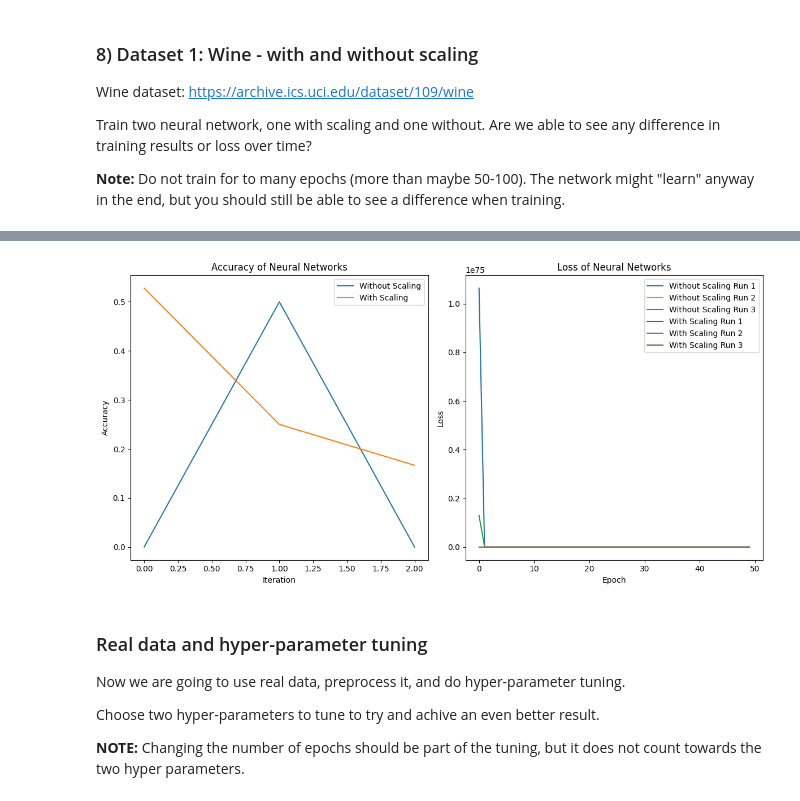
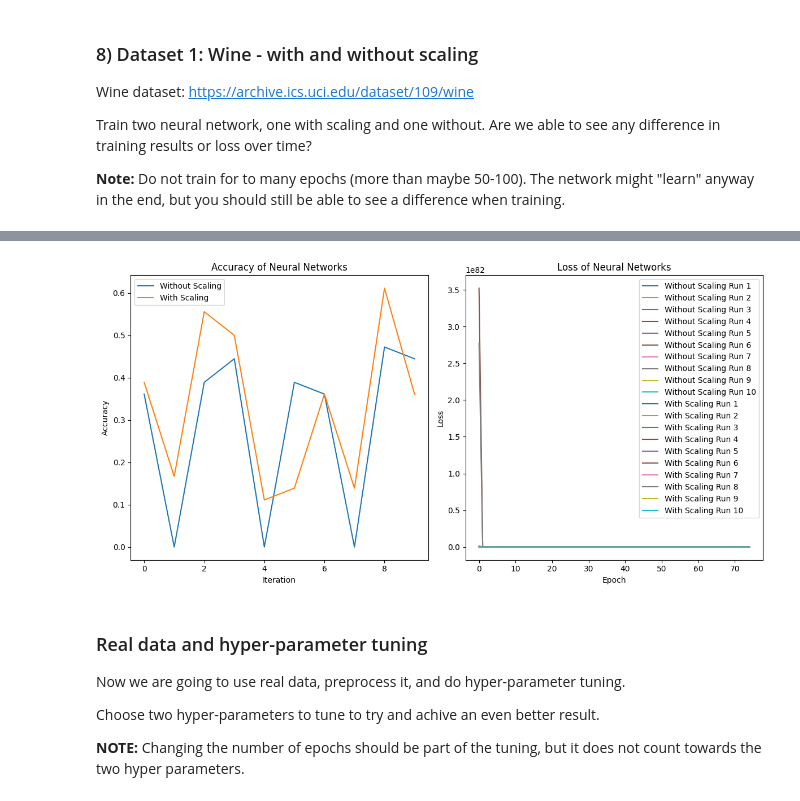
Before and after one commit to JoelScarinius/Neural_Network, a Jupyter notebook: ML-Assignment_3_Joel_Scarinius_Stavmo.ipynb, the cells around one changed output, grey strips where cells are left out. Drawn from its saved outputs; the diff is of its cells as text; code cells hidden in the pictures.

```diff
--- a/ML-Assignment_3_Joel_Scarinius_Stavmo.ipynb
+++ b/ML-Assignment_3_Joel_Scarinius_Stavmo.ipynb
@@ -427,6 +427,7 @@ Train two neural network, one with scaling and one without. Are we able to see a
 from sklearn import preprocessing
 from sklearn.model_selection import train_test_split
 from sklearn.metrics import accuracy_score
+from sklearn.neural_network import MLPClassifier
 
 data_wine = pd.read_csv("wine.csv", skiprows=[1]).to_numpy()
 features = data_wine[:, :-1]
@@ -436,9 +437,11 @@ labels = data_wine[:, -1:]
 neurons = [39, 21]
 accuracies_nn1 = []
 accuracies_nn2 = []
+accuracies_sk_nn1 = []
+accuracies_sk_nn2 = []
 losses_nn1 = []
 losses_nn2 = []
-RUNS = 3
+RUNS = 10
 
 # TODO: Do the above at least 3 times
 # NOTE: Use loops here!
@@ -460,13 +463,13 @@ for _ in range(RUNS):
 
     print("Neural Net 1:")
     loss_1 = nn1.train_net(
-        X_train, y_train, batch_size=32, epochs=50, use_validation_data=False, early_stopping=5
+        X_train, y_train, batch_size=32, epochs=75, use_validation_data=False, early_stopping=5
     )
     losses_nn1.append(loss_1)
 
     print("Neural Net 2:")
     loss_2 = nn2.train_net(
-        X_train_norm, y_train, batch_size=32, epochs=50, use_validation_data=False, early_stopping=5
+        X_train_norm, y_train, batch_size=32, epochs=75, use_validation_data=False, early_stopping=5
     )
     losses_nn2.append(loss_2)
 
@@ -482,8 +485,27 @@ for _ in range(RUNS):
     print("Accuracy Neural Net 2:", accuracy_nn2)
     accuracies_nn2.append(accuracy_nn2)
 
+    mlp = MLPClassifier(hidden_layer_sizes=(39, 21), max_iter=75)
+    mlp.fit(X_train, y_train)
+
+    y_pred = mlp.predict(X_test)
+    accuracy = accuracy_score(y_test, y_pred)
+    print("Accuracy of sklearn's MLPClassifier:", accuracy)
+    accuracies_sk_nn1.append(accuracy)
+
+    mlp_norm = MLPClassifier(hidden_layer_sizes=(39, 21), max_iter=75)
+    mlp_norm.fit(X_train_norm, y_train)
+
+    y_pred_norm = mlp_norm.predict(X_test_norm)
+    accuracy_norm = accuracy_score(y_test, y_pred_norm)
+    print("Accuracy of sklearn's MLPClassifier with normalized data:", accuracy_norm)
+    accuracies_sk_nn2.append(accuracy_norm)
+
 print("Mean Accuracy Neural Net 1:", np.mean(accuracies_nn1))
 print("Mean Accuracy Neural Net 2:", np.mean(accuracies_nn2))
+print("Mean Accuracy Sklearn Neural Net 1:", np.mean(accuracies_sk_nn1))
+print("Mean Accuracy Sklearn Neural Net 2:", np.mean(accuracies_sk_nn2))
+
 # TODO: Plot the results with matplotlib (plt)
 # NOTE: One combined lineplot with the scaling and one without the scaling, 2 plots in total.
 # NOTE: Plot both the accuracy and the loss!
@@ -531,4 +604,4 @@ Mean Accuracy Neural Net 2: 0.3148148148148148
-[figure, old version]
+[figure, new version]
 # %% [markdown]
 ### Real data and hyper-parameter tuning
 
```
Also changed, not shown: parts of 2 cells of this notebook.
